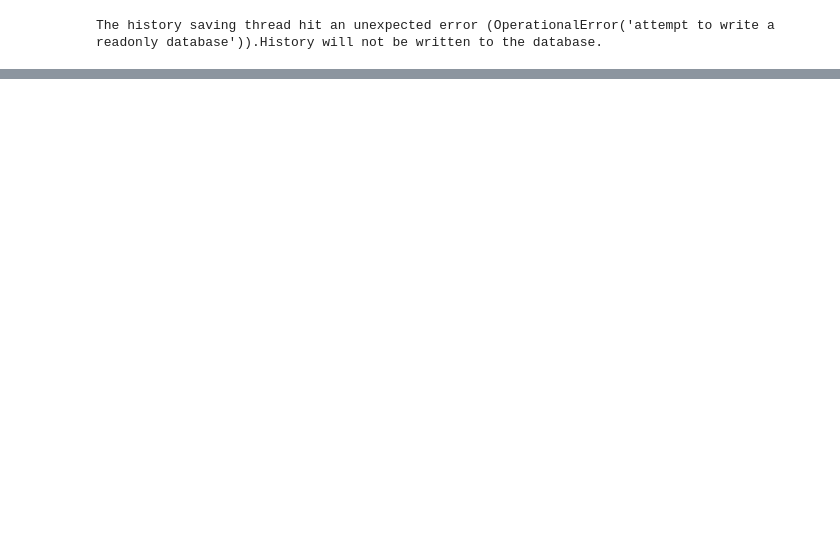
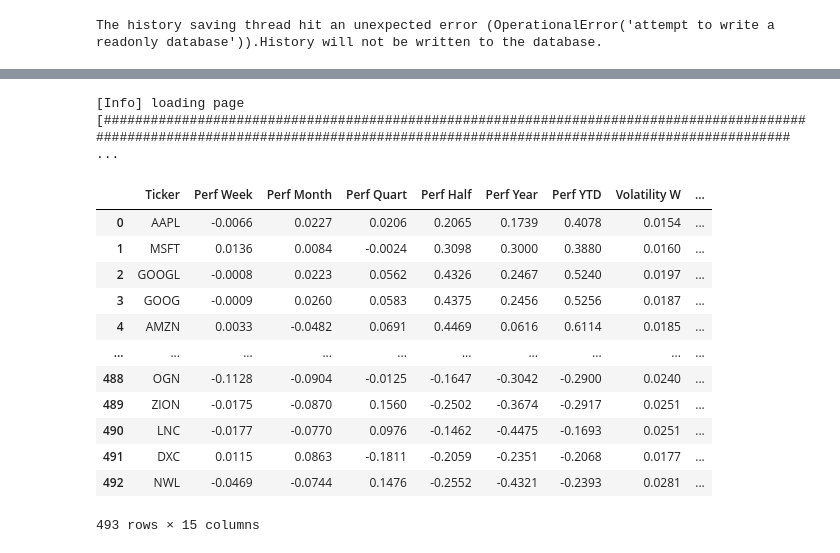
Before and after one commit to electribe15/DerivativeAnalytics, a Jupyter notebook: DataFeedAlphaFactors.ipynb, the cells around one changed output, grey strips where cells are left out. Saved outputs shown, nothing was run; the diff lists cells and outputs as text; code cells hidden in the pictures; blank space fills up the shorter version.

```diff
--- a/DataFeedAlphaFactors.ipynb
+++ b/DataFeedAlphaFactors.ipynb
@@ -26,3 +13,20 @@ openbb.stocks.screener.screener_data(preset_loaded='sdk_guide_preset.ini',data_t
+# %%
+openbb.stocks.screener.screener_data(preset_loaded='sp500_filter.ini', data_type = 'performance')
+# %% [output]
+[Info] loading page [################################################################################################################################################################################### ...
+|  | Ticker | Perf Week | Perf Month | Perf Quart | Perf Half | Perf Year | Perf YTD | Volatility W | ... |
+| 0 | AAPL | -0.0066 | 0.0227 | 0.0206 | 0.2065 | 0.1739 | 0.4078 | 0.0154 | ... |
+| 1 | MSFT | 0.0136 | 0.0084 | -0.0024 | 0.3098 | 0.3000 | 0.3880 | 0.0160 | ... |
+| 2 | GOOGL | -0.0008 | 0.0223 | 0.0562 | 0.4326 | 0.2467 | 0.5240 | 0.0197 | ... |
+| 3 | GOOG | -0.0009 | 0.0260 | 0.0583 | 0.4375 | 0.2456 | 0.5256 | 0.0187 | ... |
+| 4 | AMZN | 0.0033 | -0.0482 | 0.0691 | 0.4469 | 0.0616 | 0.6114 | 0.0185 | ... |
+| ... | ... | ... | ... | ... | ... | ... | ... | ... | ... |
+| 488 | OGN | -0.1128 | -0.0904 | -0.0125 | -0.1647 | -0.3042 | -0.2900 | 0.0240 | ... |
+| 489 | ZION | -0.0175 | -0.0870 | 0.1560 | -0.2502 | -0.3674 | -0.2917 | 0.0251 | ... |
+| 490 | LNC | -0.0177 | -0.0770 | 0.0976 | -0.1462 | -0.4475 | -0.1693 | 0.0251 | ... |
+| 491 | DXC | 0.0115 | 0.0863 | -0.1811 | -0.2059 | -0.2351 | -0.2068 | 0.0177 | ... |
+| 492 | NWL | -0.0469 | -0.0744 | 0.1476 | -0.2552 | -0.4321 | -0.2393 | 0.0281 | ... |
+493 rows × 15 columns
 # %%
 sp500_overview = openbb.stocks.screener.screener_data(preset_loaded='sp500_filter.ini', data_type = 'overview')
 sp500_ownership = openbb.stocks.screener.screener_data(preset_loaded='sp500_filter.ini', data_type = 'ownership')
```
Also changed, not shown: parts of 4 cells of this notebook.
